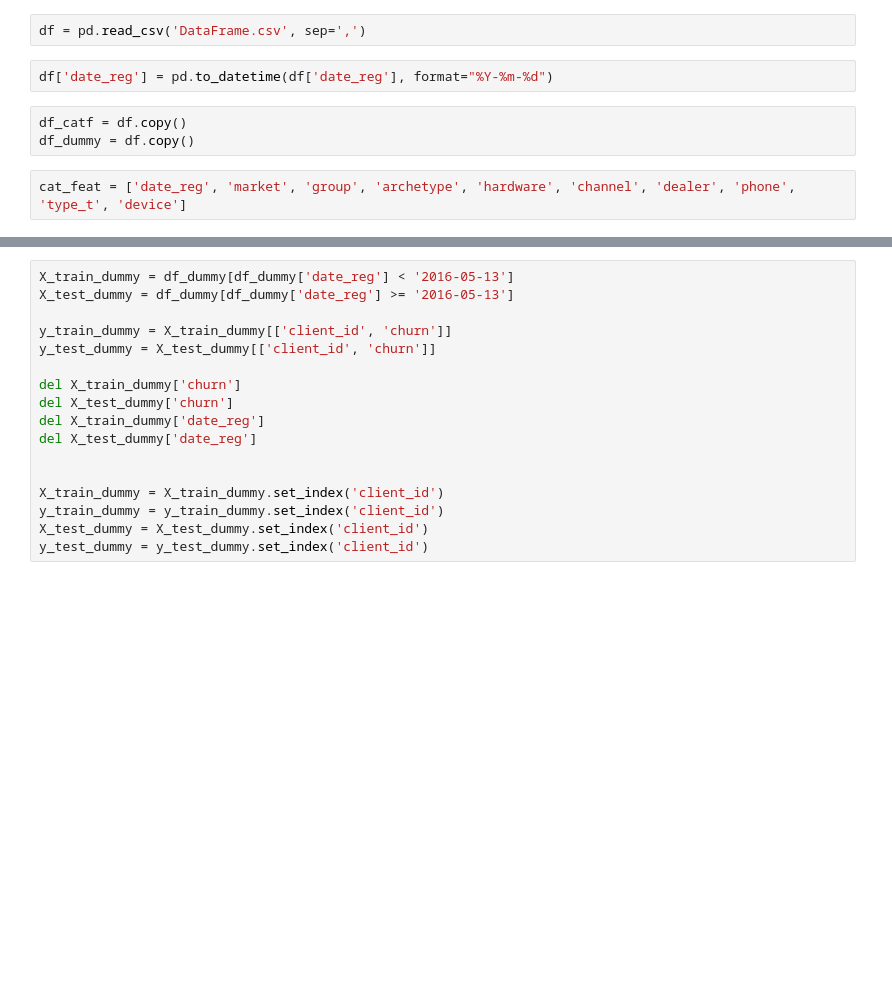
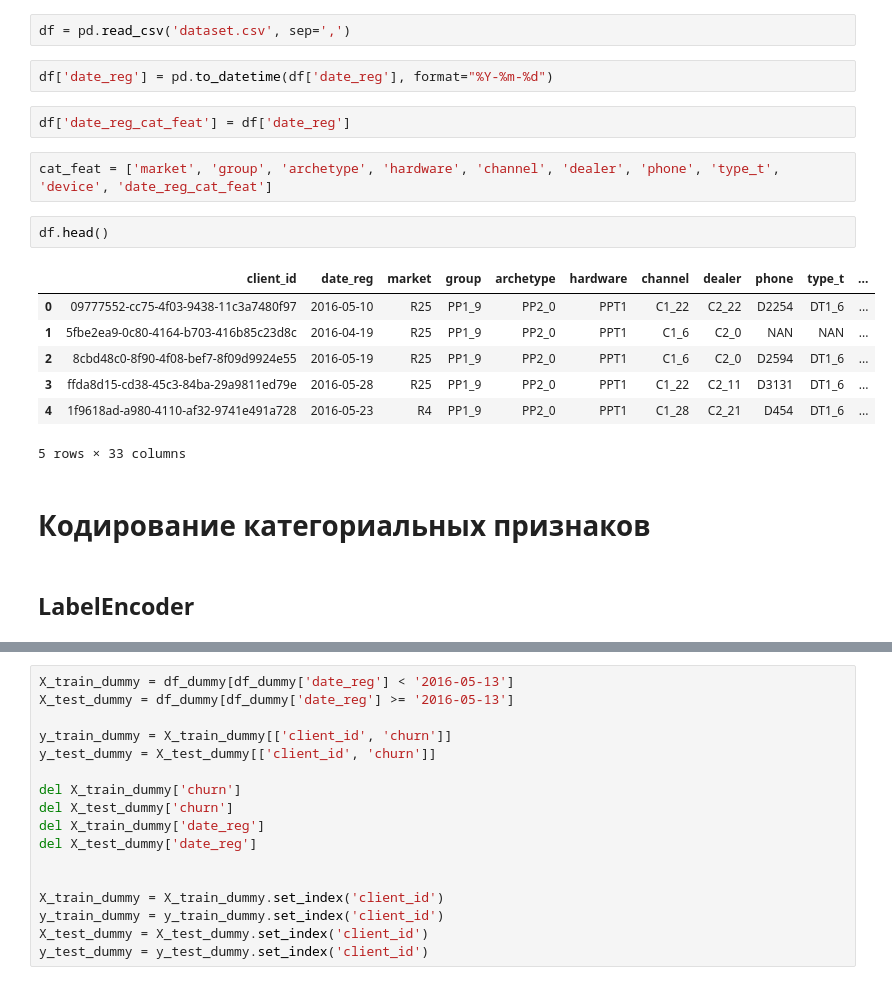
Before and after one commit to ArtemMitSer/prediction-of-subscriber-leaving, a Jupyter notebook: solution/CatBoost.ipynb, the cells around one changed output, grey strips where cells are left out. Cells and saved outputs as stored; diff of their text form; blank space fills up the shorter version.

```diff
--- a/solution/CatBoost.ipynb
+++ b/solution/CatBoost.ipynb
@@ -16,11 +16,24 @@ from sklearn.metrics import confusion_matrix, plot_confusion_matrix
 
 from catboost import CatBoostClassifier, Pool
 # %%
-df = pd.read_csv('DataFrame.csv', sep=',')
+df = pd.read_csv('dataset.csv', sep=',')
 # %%
 df['date_reg'] = pd.to_datetime(df['date_reg'], format="%Y-%m-%d")
-# %%
-df_catf = df.copy()
-df_dummy = df.copy()
+# %%
+df['date_reg_cat_feat'] = df['date_reg']
 # %%
-cat_feat = ['date_reg', 'market', 'group', 'archetype', 'hardware', 'channel', 'dealer', 'phone', 'type_t', 'device']
+cat_feat = ['market', 'group', 'archetype', 'hardware', 'channel', 'dealer', 'phone', 'type_t', 'device', 'date_reg_cat_feat']
+# %%
+df.head()
+# %% [output]
+|  | client_id | date_reg | market | group | archetype | hardware | channel | dealer | phone | type_t | ... |
+| 0 | 09777552-cc75-4f03-9438-11c3a7480f97 | 2016-05-10 | R25 | PP1_9 | PP2_0 | PPT1 | C1_22 | C2_22 | D2254 | DT1_6 | ... |
+| 1 | 5fbe2ea9-0c80-4164-b703-416b85c23d8c | 2016-04-19 | R25 | PP1_9 | PP2_0 | PPT1 | C1_6 | C2_0 | NAN | NAN | ... |
+| 2 | 8cbd48c0-8f90-4f08-bef7-8f09d9924e55 | 2016-05-19 | R25 | PP1_9 | PP2_0 | PPT1 | C1_6 | C2_0 | D2594 | DT1_6 | ... |
+| 3 | ffda8d15-cd38-45c3-84ba-29a9811ed79e | 2016-05-28 | R25 | PP1_9 | PP2_0 | PPT1 | C1_22 | C2_11 | D3131 | DT1_6 | ... |
+| 4 | 1f9618ad-a980-4110-af32-9741e491a728 | 2016-05-23 | R4 | PP1_9 | PP2_0 | PPT1 | C1_28 | C2_21 | D454 | DT1_6 | ... |
+5 rows × 33 columns
+# %% [markdown]
+# Кодирование категориальных признаков
+# %% [markdown]
+## LabelEncoder
```
Also changed, not shown: parts of 34 cells of this notebook, 1 other file.
